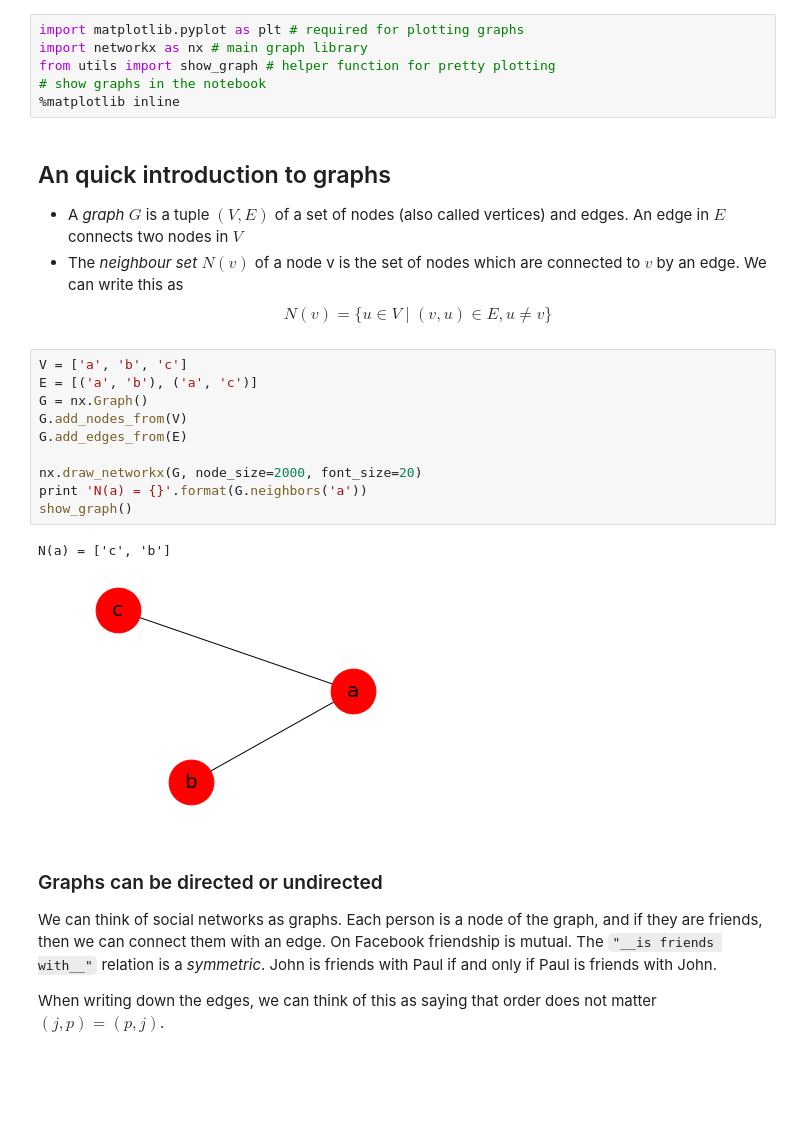
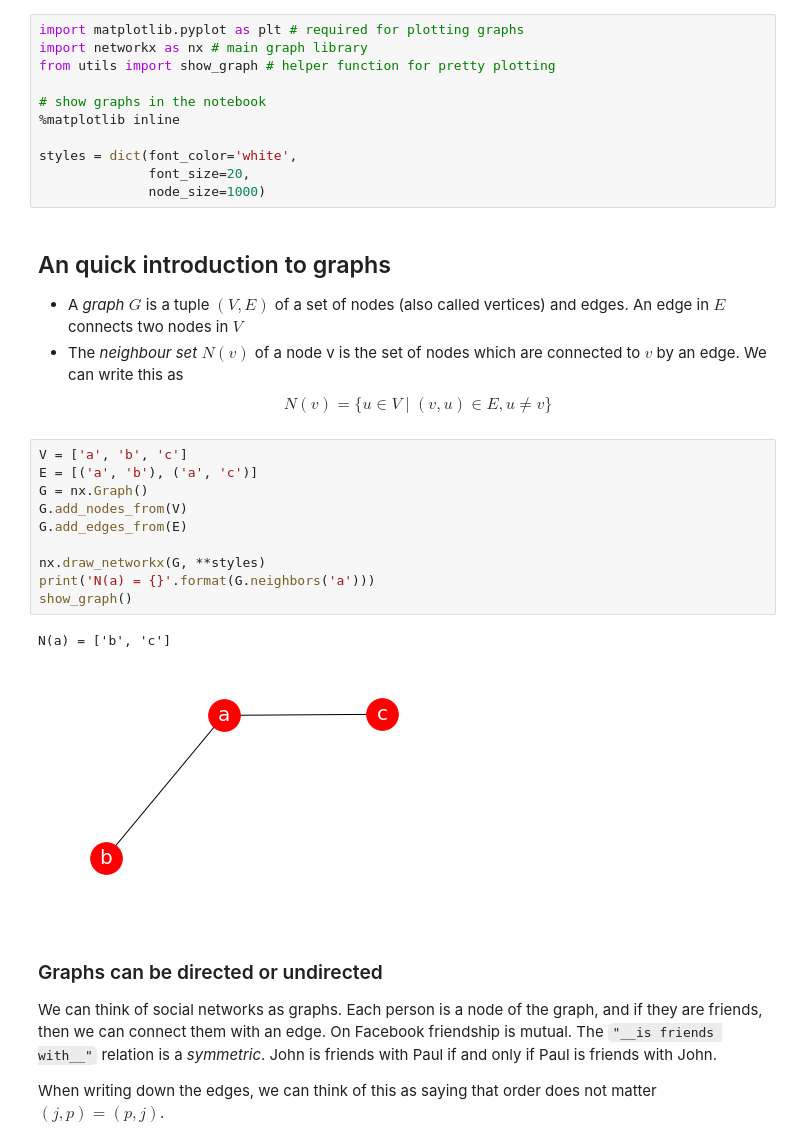
Before and after one commit to nickrobinson251/Networks, a Jupyter notebook: 0-IntroductionToGraphs.ipynb, the cells around one changed output. Cells and saved outputs as stored; diff of their text form; blank space fills up the shorter version.

```diff
--- a/0-IntroductionToGraphs.ipynb
+++ b/0-IntroductionToGraphs.ipynb
@@ -6,8 +6,13 @@ Based on slides from Cecilia Mascolo's lectures for the Cambridge University Com
 import matplotlib.pyplot as plt # required for plotting graphs
 import networkx as nx # main graph library
 from utils import show_graph # helper function for pretty plotting
+
 # show graphs in the notebook
 %matplotlib inline
+
+styles = dict(font_color='white',
+              font_size=20,
+              node_size=1000)
 # %% [markdown]
 ## An quick introduction to graphs
 - A _graph_ $G$ is a tuple $(V, E)$ of a set of nodes (also called vertices) and edges. An edge in $E$ connects two nodes in $V$
@@ -15,16 +20,16 @@ from utils import show_graph # helper function for pretty plotting
 # %%
 V = ['a', 'b', 'c']
 E = [('a', 'b'), ('a', 'c')]
 G = nx.Graph()
 G.add_nodes_from(V)
 G.add_edges_from(E)
 
-nx.draw_networkx(G, node_size=2000, font_size=20)
-print 'N(a) = {}'.format(G.neighbors('a'))
+nx.draw_networkx(G, **styles)
+print('N(a) = {}'.format(G.neighbors('a')))
 show_graph()
 # %% [output]
-N(a) = ['c', 'b']
+N(a) = ['b', 'c']
-[figure, old version]
+[figure, new version]
 # %% [markdown]
 ### Graphs can be directed or undirected
 We can think of social networks as graphs. Each person is a node of the graph, and if they are friends, then we can connect them with an edge. On Facebook friendship is mutual. The `"__is friends with__"` relation is a _symmetric_. John is friends with Paul if and only if Paul is friends with John.
```
Also changed, not shown: parts of 10 cells of this notebook.
